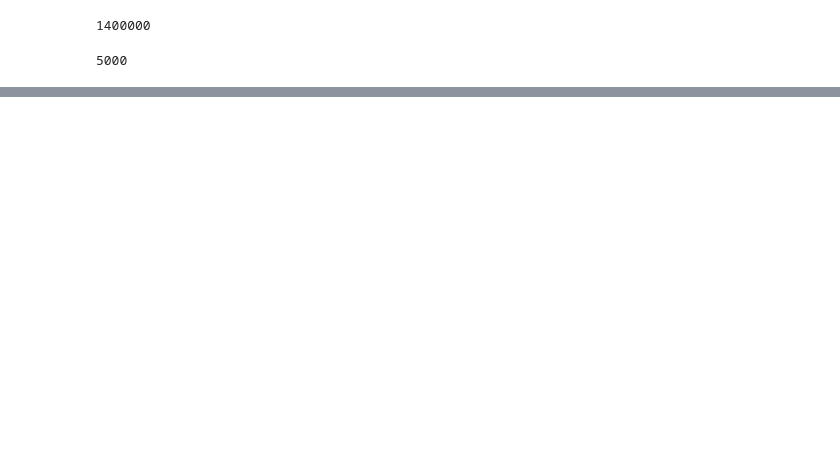
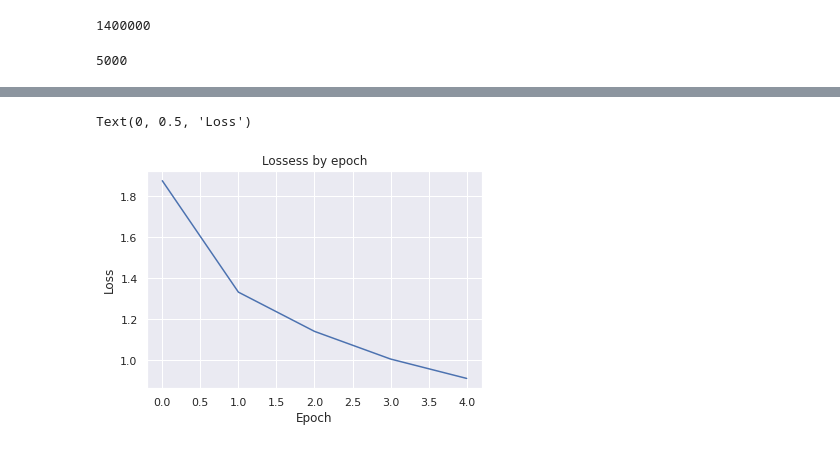
Before and after one commit to alex-mat-s/NLP_ITMO, a Jupyter notebook: ANLP_lab4_Alexandra_Matveeva_J41325c.ipynb, the cells around one changed output, grey strips where cells are left out. Drawn from its saved outputs; the diff is of its cells as text; code cells hidden in the pictures; blank space fills up the shorter version.

```diff
--- a/ANLP_lab4_Alexandra_Matveeva_J41325c.ipynb
+++ b/ANLP_lab4_Alexandra_Matveeva_J41325c.ipynb
@@ -220,0 +322,2 @@ attention_mask: [[[1,1,1,1,1,1,1,1,1,1,...,0,0,0,0,0,0,0,0,0,0],[1,1,1,1,1,0,0,0
+# %%
+classification_model = ElectraForSequenceClassification.from_pretrained(MODEL_NAME, num_labels=10)
@@ -220,0 +330,9 @@ attention_mask: [[[1,1,1,1,1,1,1,1,1,1,...,0,0,0,0,0,0,0,0,0,0],[1,1,1,1,1,0,0,0
+# %%
+# define optimizer, sсheduler
+optimizer = torch.optim.AdamW(classification_model.parameters(), lr=LEARNING_RATE)
+
+# scheduler
+num_training_steps = TRAIN_EPOCH * len(batched_train)
+lr_scheduler = get_scheduler(
+    name="linear", optimizer=optimizer, num_warmup_steps=0, num_training_steps=num_training_steps
+)
@@ -220,0 +341,3 @@ attention_mask: [[[1,1,1,1,1,1,1,1,1,1,...,0,0,0,0,0,0,0,0,0,0],[1,1,1,1,1,0,0,0
+# %%
+device = torch.device("cuda") if torch.cuda.is_available() else torch.device("cpu")
+classification_model.to(device)
@@ -220,0 +362,21 @@ attention_mask: [[[1,1,1,1,1,1,1,1,1,1,...,0,0,0,0,0,0,0,0,0,0],[1,1,1,1,1,0,0,0
+# %%
+classification_model.train()
+
+epoch_losses = []
+
+for epoch in range(TRAIN_EPOCH):
+    losses = []
+
+    for batch in tqdm(batched_train):
+        batch = {k: v.to(device) for k, v in batch.items()}
+        outputs = classification_model(**batch)
+        loss = outputs.loss
+        losses.append(loss)
+        loss.backward()
+
+        optimizer.step()
+        lr_scheduler.step()
+        optimizer.zero_grad()
+
+    epoch_losses.append(torch.mean(torch.tensor(losses)))
+    print(f"Epoch {epoch}\n Current loss {torch.mean(torch.tensor(losses))}\n")
@@ -220,0 +394,10 @@ attention_mask: [[[1,1,1,1,1,1,1,1,1,1,...,0,0,0,0,0,0,0,0,0,0],[1,1,1,1,1,0,0,0
+# %%
+sns.set()
+
+plt.plot(epoch_losses)
+plt.title('Losses by epoch')
+plt.xlabel('Epoch')
+plt.ylabel('Loss')
+# %% [output]
+Text(0, 0.5, 'Loss')
+[figure, added]
```
Also changed, not shown: parts of 45 cells of this notebook.
